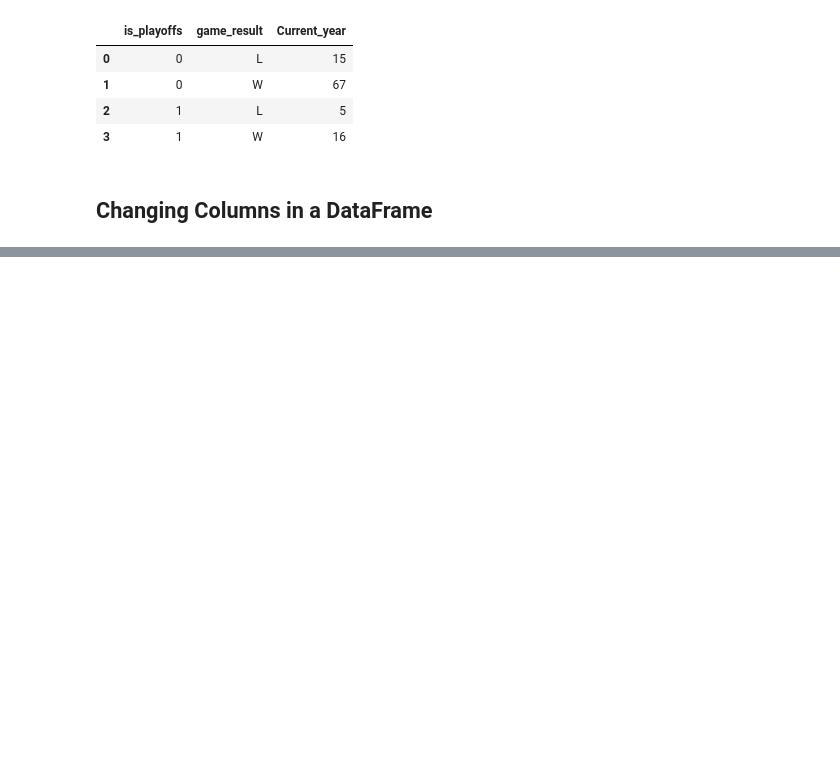
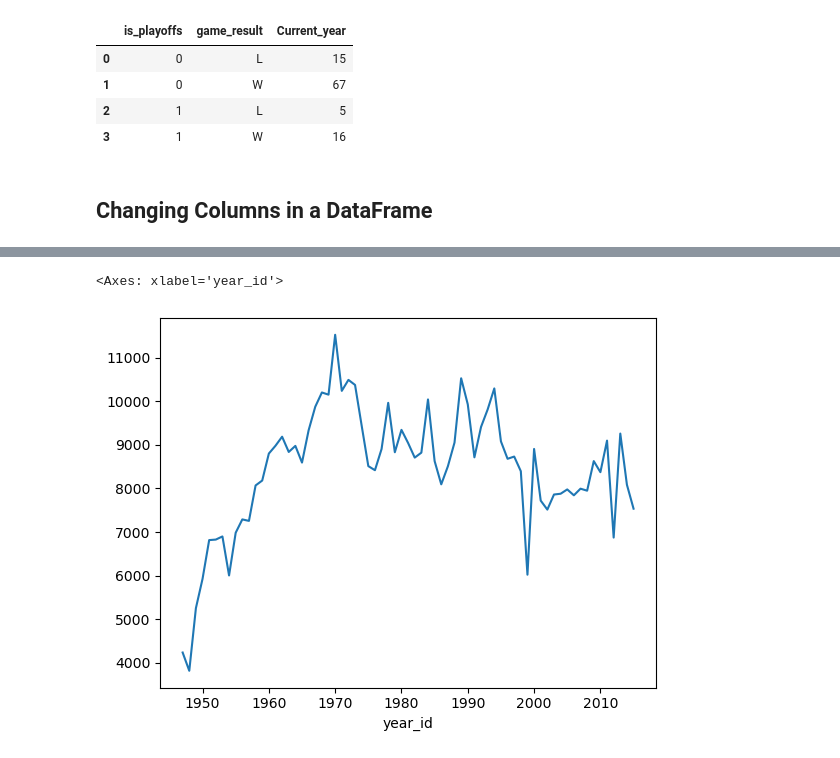
Before and after one commit to acamposla/cursos_2025, a Jupyter notebook: Data_Science/RealPython-LearningPath-Data_Science_With_Python_Core_Skills/RP_Explore_Your_Dataset_With_pandas.ipynb, the cells around one changed output, grey strips where cells are left out. Drawn from its saved outputs; the diff is of its cells as text; code cells hidden in the pictures; blank space fills up the shorter version.

```diff
--- a/Data_Science/RealPython-LearningPath-Data_Science_With_Python_Core_Skills/RP_Explore_Your_Dataset_With_pandas.ipynb
+++ b/Data_Science/RealPython-LearningPath-Data_Science_With_Python_Core_Skills/RP_Explore_Your_Dataset_With_pandas.ipynb
@@ -645,0 +746,2 @@ nba_copy = nba.copy
+# %%
+nba['date_game'] = pd.to_datetime(nba['date_game'])
@@ -645,0 +752,2 @@ nba_copy = nba.copy
+# %%
+nba['game_location'] = pd.Categorical(nba['game_location'])
@@ -645,0 +948,2 @@ nba_copy = nba.copy
+# %%
+knicks_pts_by_year = nba[nba["fran_id"] == "Knicks"].groupby("year_id")["pts"].sum()
@@ -645,0 +966,5 @@ nba_copy = nba.copy
+# %%
+knicks_pts_by_year.plot()
+# %% [output]
+<Axes: xlabel='year_id'>
+[figure, added]
```
Also changed, not shown: parts of 56 cells of this notebook, 4 other files.
